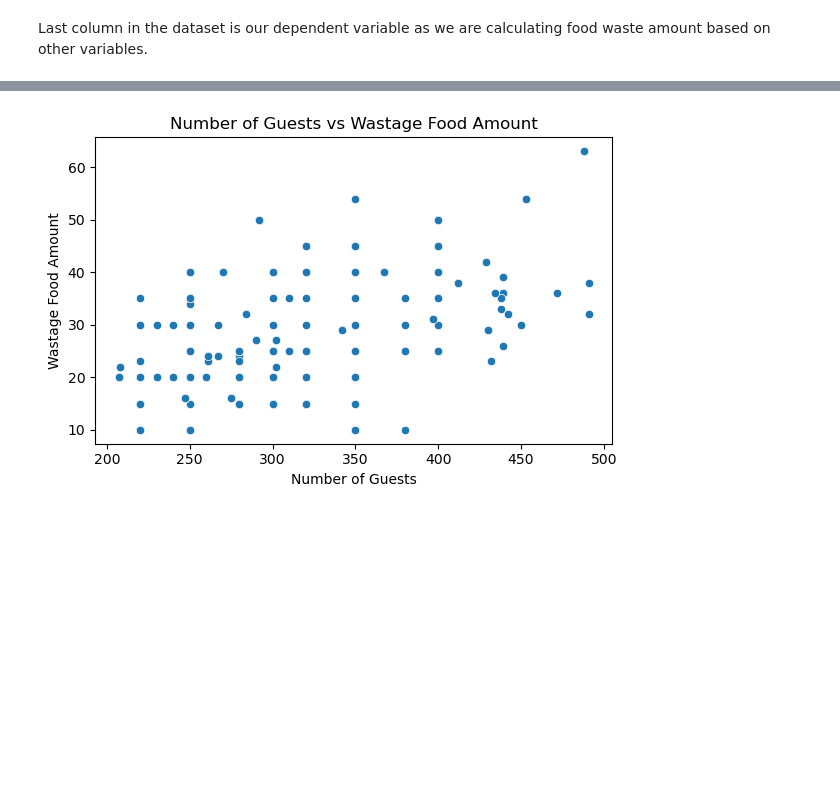
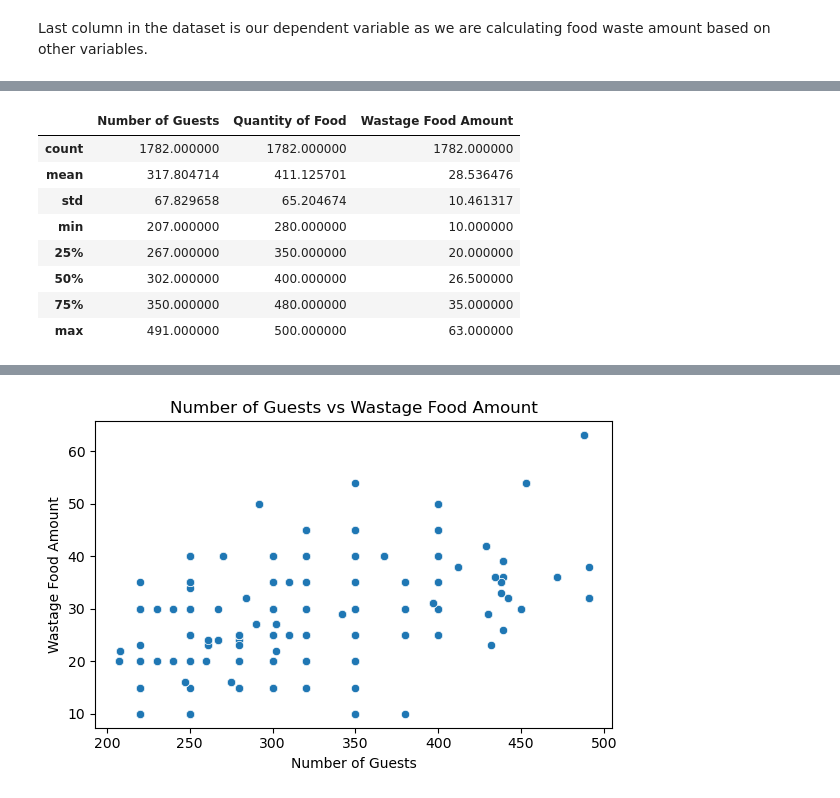
Before and after one commit to ziqiqiiii/DDW_DTP, a Jupyter notebook: Project Template.ipynb, the cells around one changed output, grey strips where cells are left out. Cells and saved outputs as stored; diff of their text form; code cells hidden in the pictures; blank space fills up the shorter version.

```diff
--- a/Project Template.ipynb
+++ b/Project Template.ipynb
@@ -123,0 +132,12 @@ Last column in the dataset is our dependent variable as we are calculating food
+# %%
+df.describe()
+# %% [output]
+|  | Number of Guests | Quantity of Food | Wastage Food Amount |
+| count | 1782.000000 | 1782.000000 | 1782.000000 |
+| mean | 317.804714 | 411.125701 | 28.536476 |
+| std | 67.829658 | 65.204674 | 10.461317 |
+| min | 207.000000 | 280.000000 | 10.000000 |
+| 25% | 267.000000 | 350.000000 | 20.000000 |
+| 50% | 302.000000 | 400.000000 | 26.500000 |
+| 75% | 350.000000 | 480.000000 | 35.000000 |
+| max | 491.000000 | 500.000000 | 63.000000 |
```
Also changed, not shown: parts of 19 cells of this notebook.
